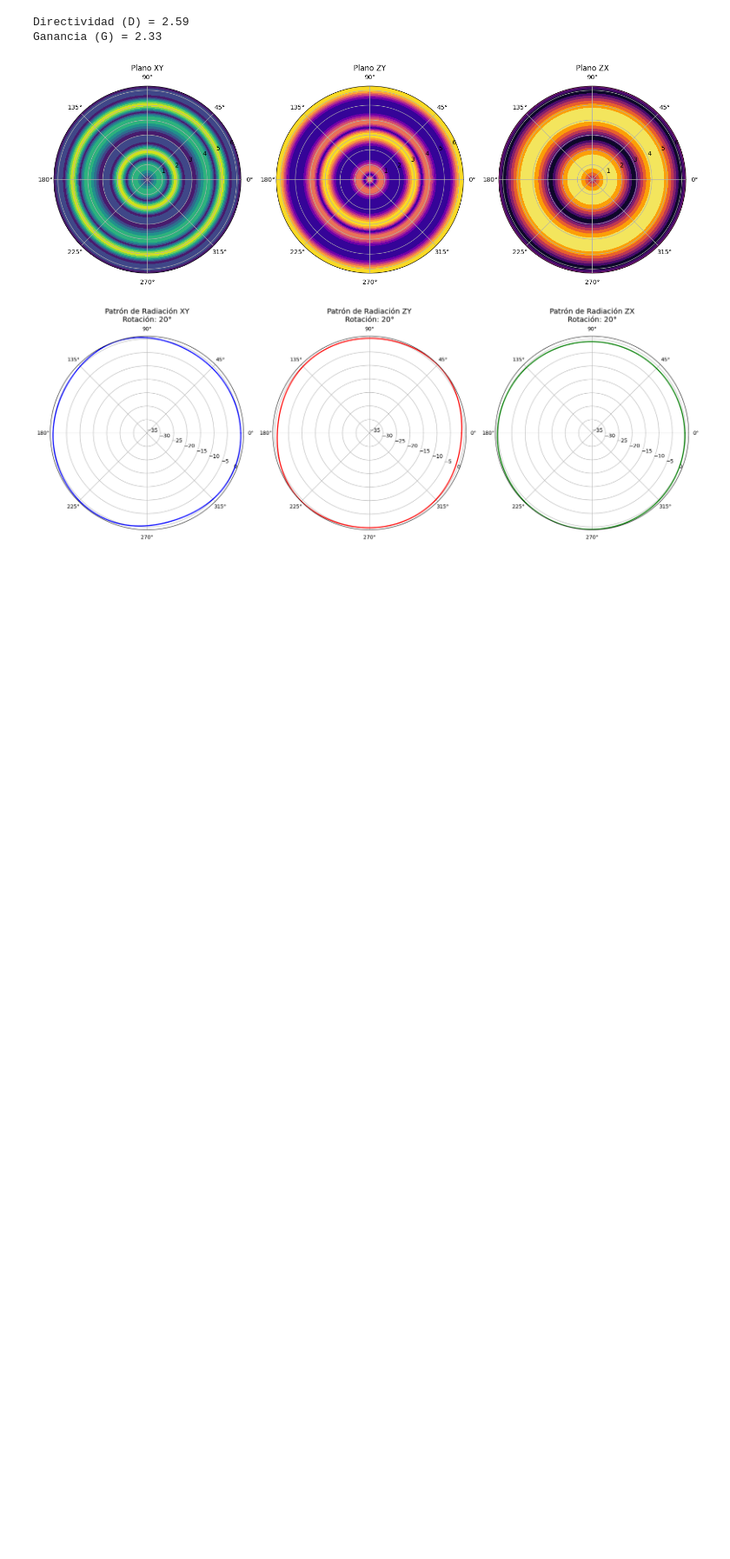
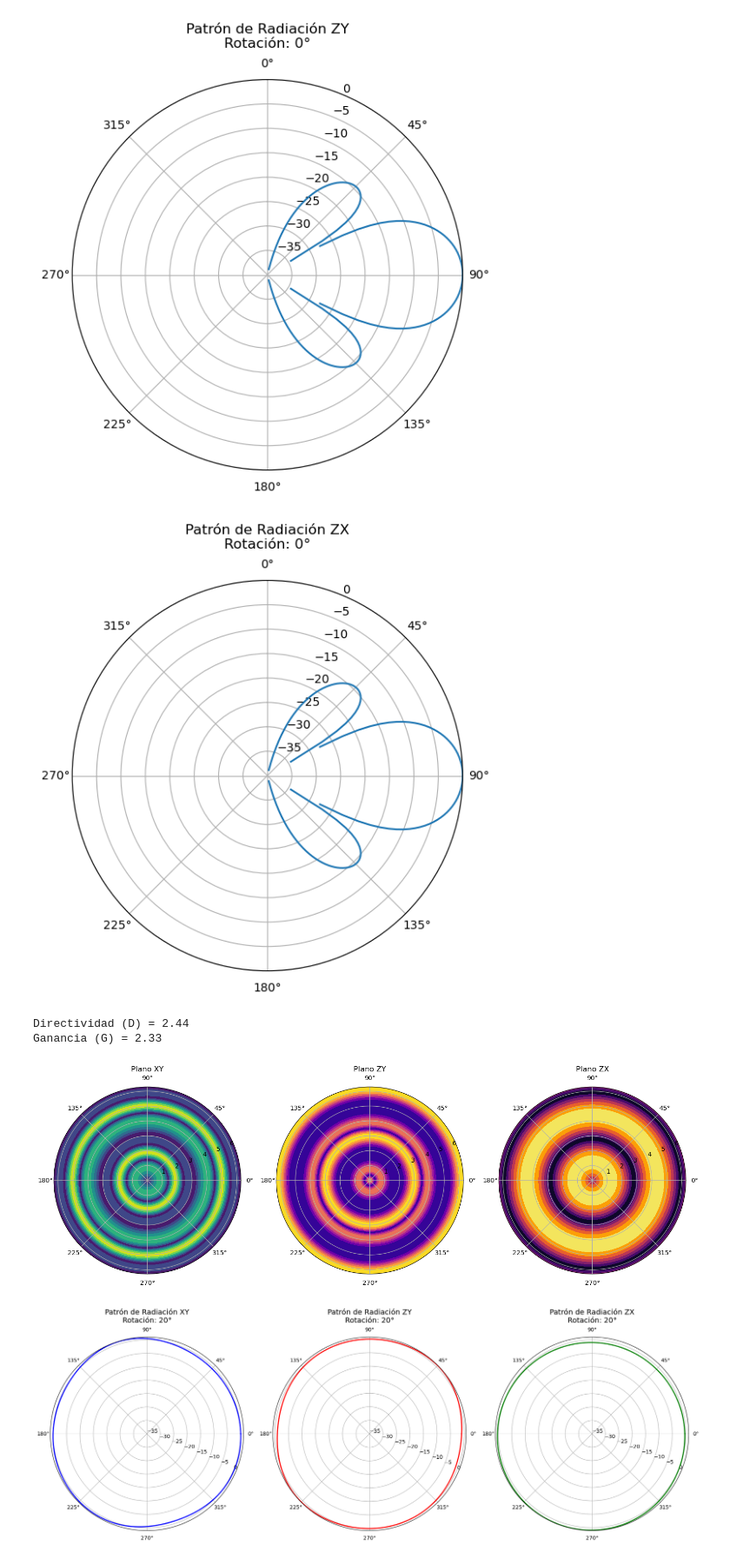
Before and after one commit to jjagerezjimenez/Electromagnetismo_2, a Jupyter notebook: test_dipolos_rot.ipynb, the cells around one changed output. Shown at 87% size. Cells and saved outputs as stored; diff of their text form; code cells hidden in the pictures; blank space fills up the shorter version.

```diff
--- a/test_dipolos_rot.ipynb
+++ b/test_dipolos_rot.ipynb
@@ -40,15 +45,15 @@ def plot_radiation_pattern_xy(angle_of_rotation_deg):
 # Función para calcular el patrón de radiación en el plano ZY con rotación
 def radiation_pattern_zy(angle_of_rotation_deg):
     # Convertir ángulo de rotación a radianes
-    alpha = np.radians(angle_of_rotation_deg)
+    #alpha = np.radians(angle_of_rotation_deg)
 
     # Ángulo theta en el plano ZY (de 0 a pi)
     theta = np.linspace(0, np.pi, 180)
 
     # Expresión del campo eléctrico en el plano ZY
-    E_zy = np.cos(theta - alpha) * (1 + np.exp(1j * np.pi * np.cos(theta - alpha)) +
-                                    np.exp(1j * 2 * np.pi * np.cos(theta - alpha)) +
-                                    np.exp(1j * 3 * np.pi * np.cos(theta - alpha)))
+    E_zy = E0 * (1 + np.exp(1j *  2 * np.pi * d_var  * np.cos(theta - alpha)) +
+                                    np.exp(1j * 2 *  2 * np.pi * d_var  * np.cos(theta - alpha)) +
+                                    np.exp(1j * 3 *  2 * np.pi * d_var  * np.cos(theta - alpha)))
 
     # Magnitud del campo
     E_zy_magnitude = np.abs(E_zy)
@@ -60,12 +65,12 @@ def radiation_pattern_zy(angle_of_rotation_deg):
 # %%
 # Función para graficar el patrón de radiación en el plano ZY
 def plot_radiation_pattern_zy(angle_of_rotation_deg):
-    theta, E_zy_dB = radiation_pattern_zy(angle_of_rotation_deg)
+    theta, E_zy_magnitude = radiation_pattern_zy(angle_of_rotation_deg)
 
     # Graficar el patrón de radiación en coordenadas polares
     plt.figure(figsize=(6, 6))
     ax = plt.subplot(111, projection='polar')
-    ax.plot(theta, E_zy_dB)
+    ax.plot(theta, E_zy_magnitude)
     ax.set_title(f'Patrón de Radiación ZY\nRotación: {angle_of_rotation_deg}°', va='bottom')
     ax.set_theta_zero_location('N')  # 0° en el norte
     ax.set_theta_direction(-1)  # Sentido horario
@@ -75,15 +80,15 @@ def plot_radiation_pattern_zy(angle_of_rotation_deg):
 # Función para calcular el patrón de radiación en el plano ZX con rotación
 def radiation_pattern_zx(angle_of_rotation_deg):
     # Convertir ángulo de rotación a radianes
-    alpha = np.radians(angle_of_rotation_deg)
+    #alpha = np.radians(angle_of_rotation_deg)
 
     # Ángulo theta en el plano ZX (de 0 a pi)
     theta = np.linspace(0, np.pi, 180)
 
     # Expresión del campo eléctrico en el plano ZX
-    E_zx = np.cos(theta - alpha) * (1 + np.exp(1j * np.pi * np.cos(theta - alpha)) +
-                                    np.exp(1j * 2 * np.pi * np.cos(theta - alpha)) +
-                                    np.exp(1j * 3 * np.pi * np.cos(theta - alpha)))
+    E_zx = E0 * (1 + np.exp(1j *  2 * np.pi * d_var  * np.cos(theta - alpha)) +
+                                    np.exp(1j * 2 *  2 * np.pi * d_var  * np.cos(theta - alpha)) +
+                                    np.exp(1j * 3 *  2 * np.pi * d_var  * np.cos(theta - alpha)))
 
     # Magnitud del campo
     E_zx_magnitude = np.abs(E_zx)
@@ -95,12 +100,12 @@ def radiation_pattern_zx(angle_of_rotation_deg):
 # %%
 # Función para graficar el patrón de radiación en el plano ZX
 def plot_radiation_pattern_zx(angle_of_rotation_deg):
-    theta, E_zx_dB = radiation_pattern_zx(angle_of_rotation_deg)
+    theta, E_zx_magnitude = radiation_pattern_zx(angle_of_rotation_deg)
 
     # Graficar el patrón de radiación en coordenadas polares
     plt.figure(figsize=(6, 6))
     ax = plt.subplot(111, projection='polar')
-    ax.plot(theta, E_zx_dB)
+    ax.plot(theta, E_zx_magnitude)
     ax.set_title(f'Patrón de Radiación ZX\nRotación: {angle_of_rotation_deg}°', va='bottom')
     ax.set_theta_zero_location('N')  # 0° en el norte
     ax.set_theta_direction(-1)  # Sentido horario
@@ -117,3 +114,10 @@ plot_radiation_pattern_zx(20)
+# %%
+#plot_radiation_pattern_xy(0)
+plot_radiation_pattern_zy(0)
+plot_radiation_pattern_zx(0)
+# %% [output]
+[figure, added]
+[figure, added]
 # %%
 # Función para calcular la directividad D
 def calculate_directivity(angle_of_rotation_deg):
@@ -150,13 +154,13 @@ def calculate_gain(angle_of_rotation_deg, efficiency=1.0):
     return G
 # %%
 # Ejemplo de cálculo de directividad y ganancia con rotación de 20 grados
-directivity = calculate_directivity(20)
+directivity = calculate_directivity(0)
 gain = calculate_gain(20, efficiency=0.9)  # Suponiendo una eficiencia del 90%
 
 print(f"Directividad (D) = {directivity:.2f}")
 print(f"Ganancia (G) = {gain:.2f}")
 # %% [output]
-Directividad (D) = 2.59
+Directividad (D) = 2.44
 Ganancia (G) = 2.33
 # %%
 import numpy as np
```
Also changed, not shown: parts of 4 cells of this notebook.
